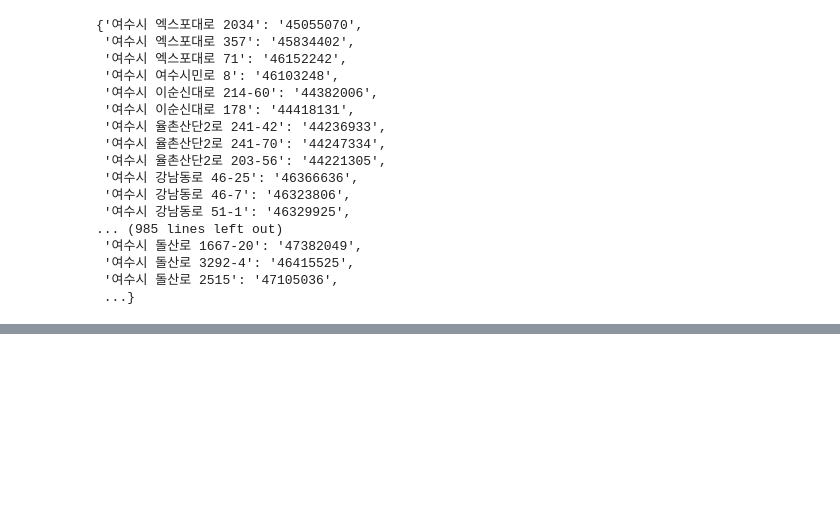
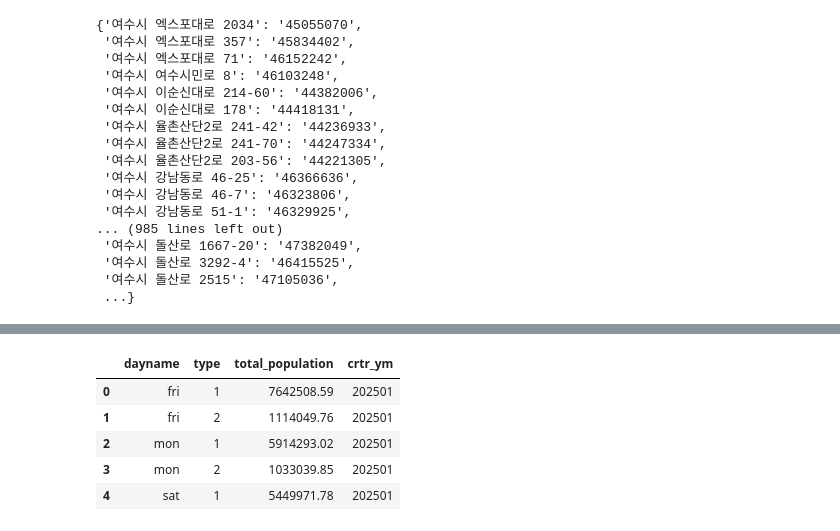
Before and after one commit to KnellBalm/yeosu, a Jupyter notebook: preproc.ipynb, the cells around one changed output, grey strips where cells are left out. Saved outputs shown, nothing was run; the diff lists cells and outputs as text; code cells hidden in the pictures; blank space fills up the shorter version.

```diff
--- a/preproc.ipynb
+++ b/preproc.ipynb
@@ -487,0 +618,9 @@ pop_grid_map
+# %%
+dayname_gb.head()
+# %% [output]
+|  | dayname | type | total_population | crtr_ym |
+| 0 | fri | 1 | 7642508.59 | 202501 |
+| 1 | fri | 2 | 1114049.76 | 202501 |
+| 2 | mon | 1 | 5914293.02 | 202501 |
+| 3 | mon | 2 | 1033039.85 | 202501 |
+| 4 | sat | 1 | 5449971.78 | 202501 |
```
Also changed, not shown: parts of 9 cells of this notebook, 11 other files.
